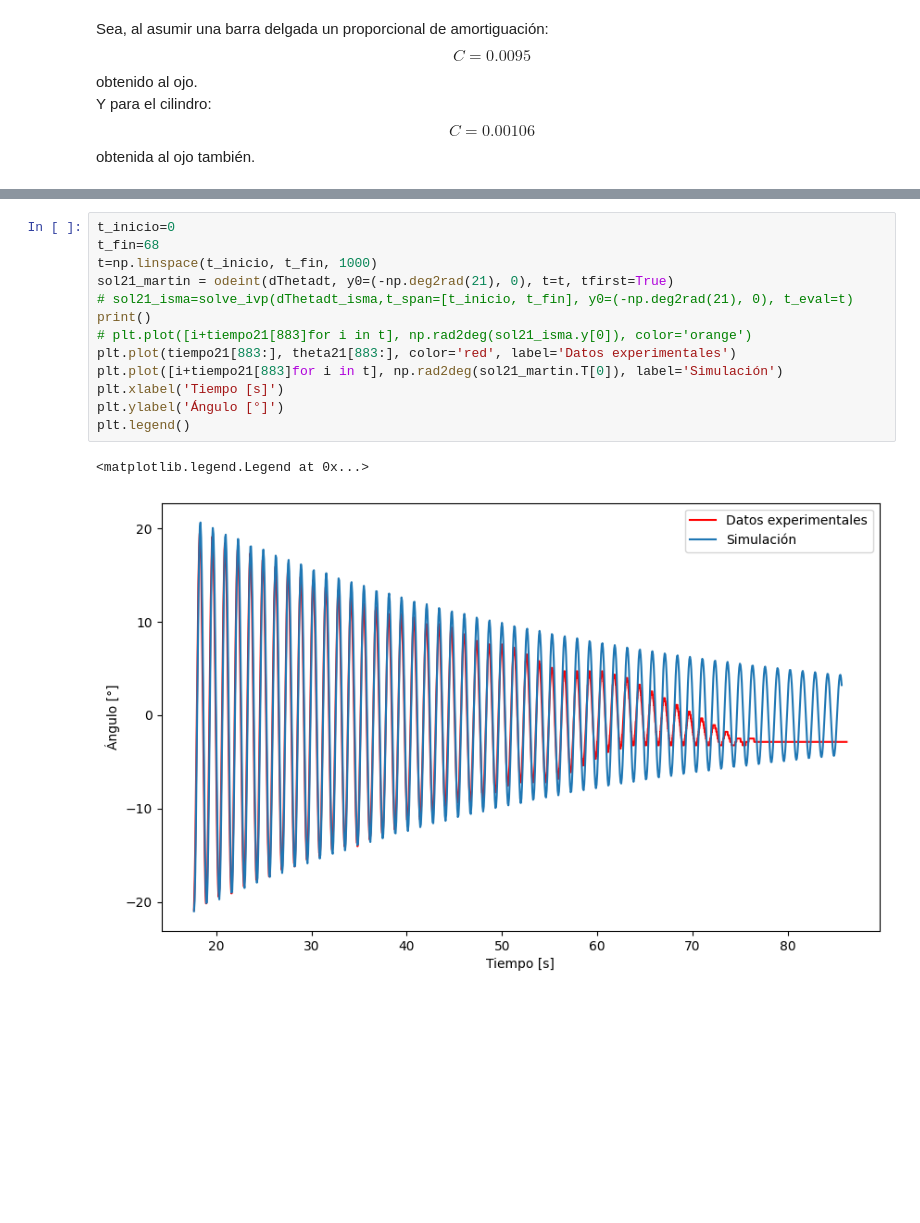
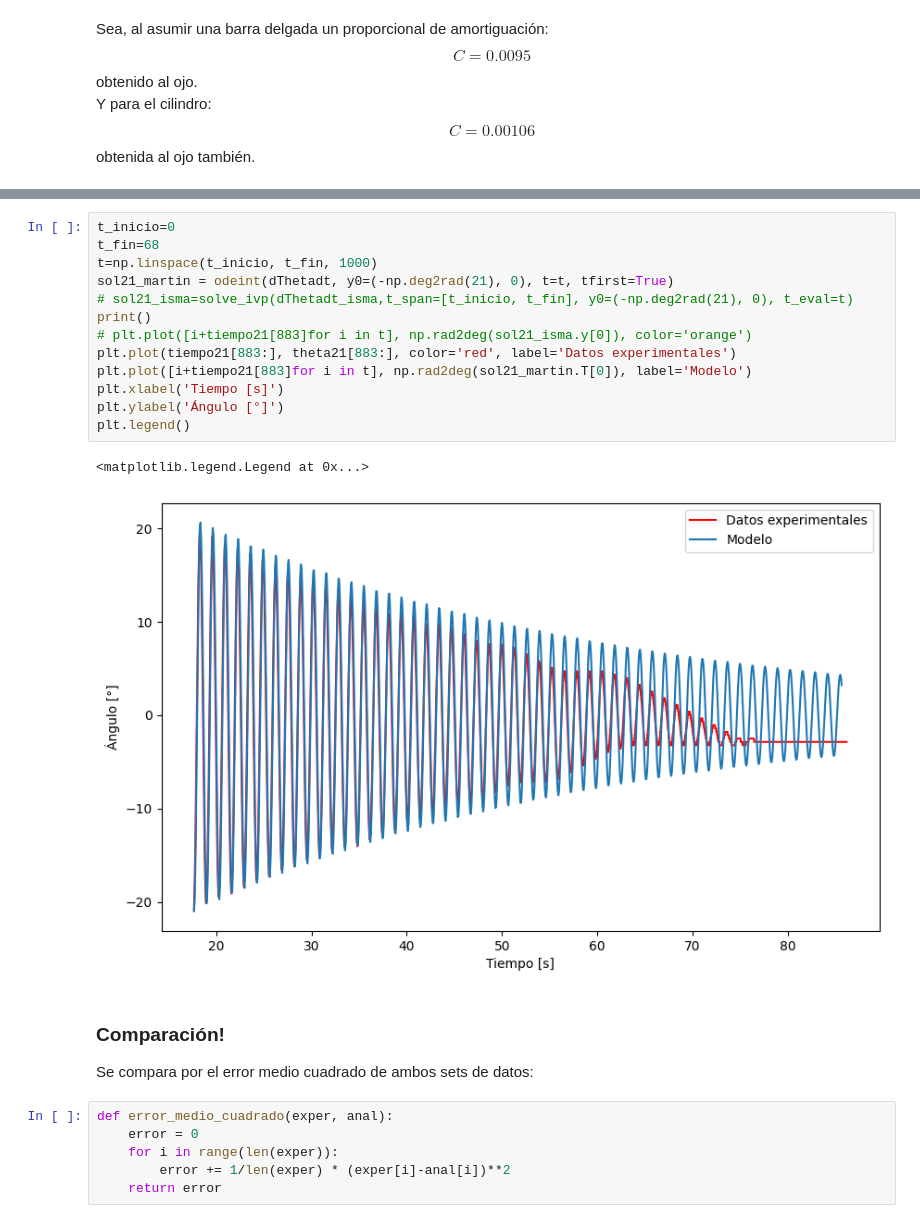
Before and after one commit to otarola-joaquin/Trabajos-varios-8vo-semestre, a Jupyter notebook: Sistemas de Control/Lab 1/cálculos.ipynb, the cells around one changed output, grey strips where cells are left out. Saved outputs shown, nothing was run; the diff lists cells and outputs as text; blank space fills up the shorter version.

Commit message:
[SC] Cambios en rótulo de los gráficos y cálculo del error medio cuadrado

```diff
--- a/Sistemas de Control/Lab 1/cálculos.ipynb
+++ b/Sistemas de Control/Lab 1/cálculos.ipynb
@@ -215,16 +215,26 @@ plt.legend()
 # %%
 t_inicio=0
 t_fin=68
 t=np.linspace(t_inicio, t_fin, 1000)
 sol21_martin = odeint(dThetadt, y0=(-np.deg2rad(21), 0), t=t, tfirst=True)
 # sol21_isma=solve_ivp(dThetadt_isma,t_span=[t_inicio, t_fin], y0=(-np.deg2rad(21), 0), t_eval=t)
 print()
 # plt.plot([i+tiempo21[883]for i in t], np.rad2deg(sol21_isma.y[0]), color='orange')
 plt.plot(tiempo21[883:], theta21[883:], color='red', label='Datos experimentales')
-plt.plot([i+tiempo21[883]for i in t], np.rad2deg(sol21_martin.T[0]), label='Simulación')
+plt.plot([i+tiempo21[883]for i in t], np.rad2deg(sol21_martin.T[0]), label='Modelo')
 plt.xlabel('Tiempo [s]')
 plt.ylabel('Ángulo [°]')
 plt.legend()
 # %% [output]
 <matplotlib.legend.Legend at 0x...>
-[figure, old version]
+[figure, new version]
+# %% [markdown]
+### Comparación!
+
+Se compara por el error medio cuadrado de ambos sets de datos:
+# %%
+def error_medio_cuadrado(exper, anal):
+    error = 0
+    for i in range(len(exper)):
+        error += 1/len(exper) * (exper[i]-anal[i])**2
+    return error
```
Also changed, not shown: parts of 6 cells of this notebook, 4 other files.
